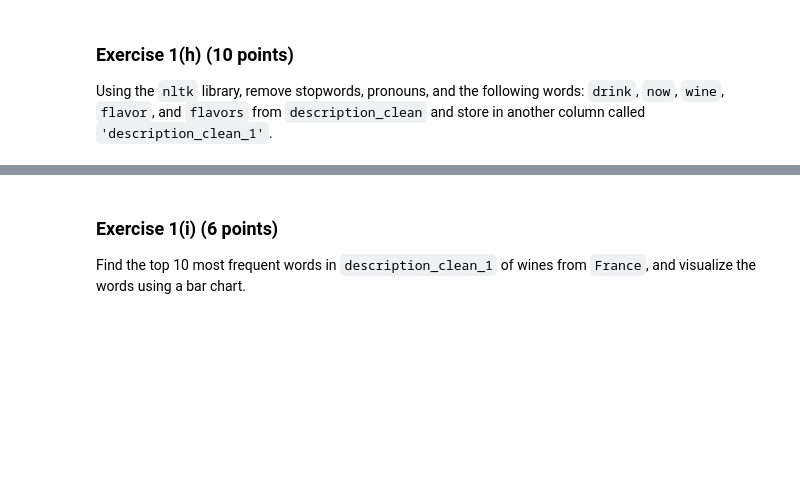
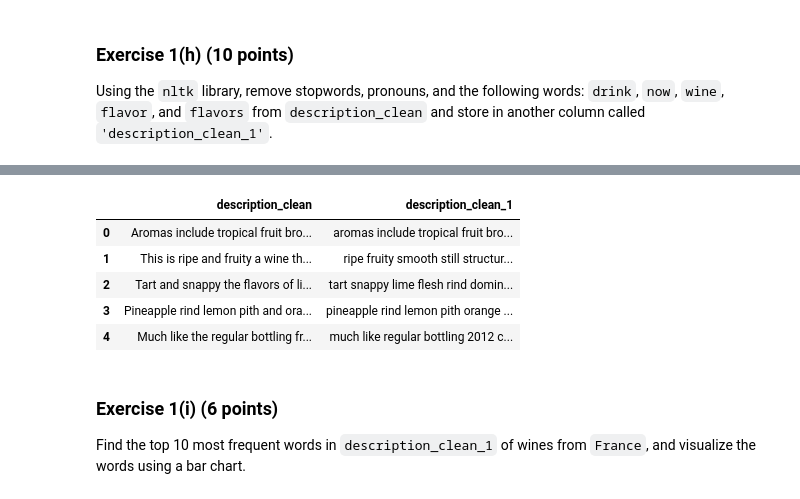
Before and after one commit to bdupey-gv/DATA_549, a Jupyter notebook: HOMEWORK/HW_03.ipynb, the cells around one changed output, grey strips where cells are left out. Saved outputs shown, nothing was run; the diff lists cells and outputs as text; code cells hidden in the pictures; blank space fills up the shorter version.

```diff
--- a/HOMEWORK/HW_03.ipynb
+++ b/HOMEWORK/HW_03.ipynb
@@ -51,3 +117,28 @@ Using the `string` library, remove all the punctuation of the `description` colu
 ### Exercise 1(h) (10 points)
 
 Using the `nltk` library, remove stopwords, pronouns, and the following words: `drink`, `now`, `wine`, `flavor`, and `flavors` from `description_clean` and store in another column called `'description_clean_1'`.
+# %%
+import nltk
+from nltk.corpus import stopwords
+
+nltk.download('stopwords')
+nltk.download('averaged_perceptron_tagger')
+
+stop = set(stopwords.words('english'))
+extra = {'drink', 'now', 'wine', 'flavor', 'flavors'}
+
+tokens = w['description_clean'].str.lower().str.split()
+tagged = nltk.pos_tag_sents(tokens.tolist())
+
+w['description_clean_1'] = [
+    ' '.join(
+        word for word, tag in doc
+        if word not in stop
+        and word not in extra
+        and tag not in ('PRP', 'PRP$')
+    )
+    for doc in tagged
+]
+
+w[['description_clean', 'description_clean_1']].head()
+# %% [output]
@@ -54,3 +152,9 @@ Using the `nltk` library, remove stopwords, pronouns, and the following words: `
+|  | description_clean | description_clean_1 |
+| 0 | Aromas include tropical fruit bro... | aromas include tropical fruit bro... |
+| 1 | This is ripe and fruity a wine th... | ripe fruity smooth still structur... |
+| 2 | Tart and snappy the flavors of li... | tart snappy lime flesh rind domin... |
+| 3 | Pineapple rind lemon pith and ora... | pineapple rind lemon pith orange ... |
+| 4 | Much like the regular bottling fr... | much like regular bottling 2012 c... |
 # %% [markdown]
 ### Exercise 1(i) (6 points)
 
```
Also changed, not shown: parts of 15 cells of this notebook.
